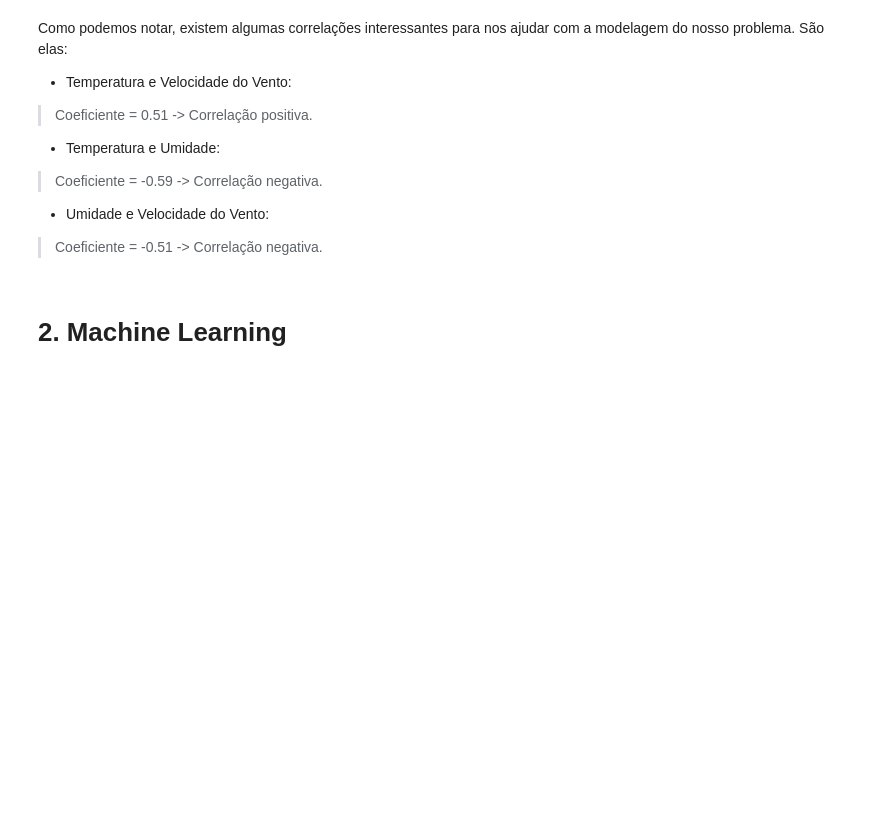
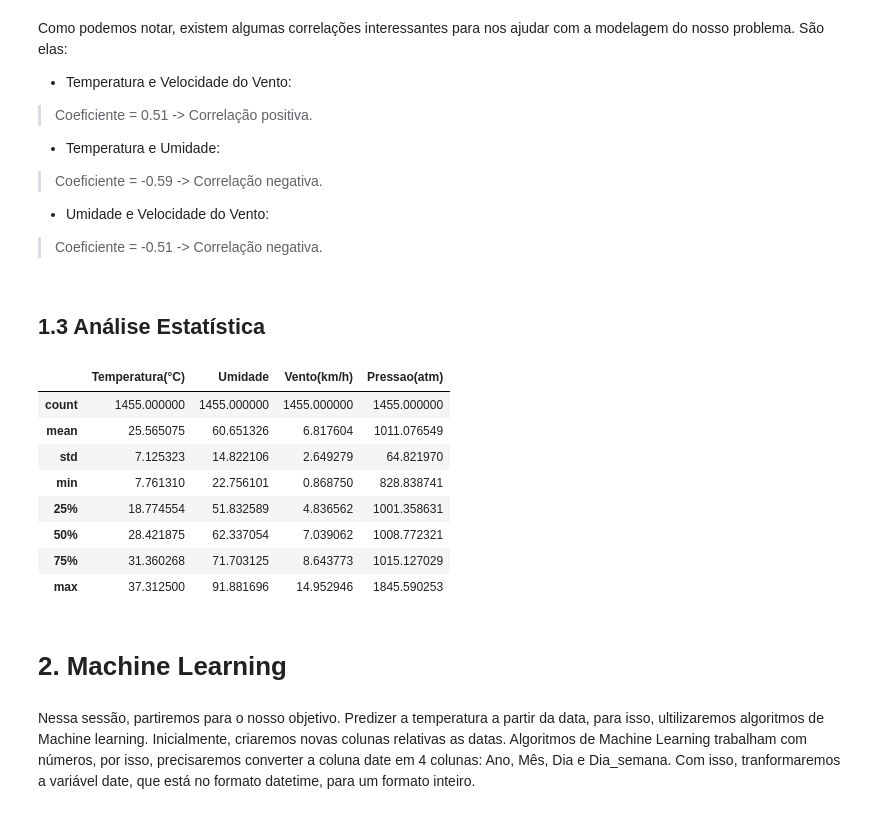
Before and after one commit to HerbertLuan/DataSciencePortfolio, a Jupyter notebook: Série_Temporal_Diária_do_Clima.ipynb, the cells around one changed output. Saved outputs shown, nothing was run; the diff lists cells and outputs as text; code cells hidden in the pictures; blank space fills up the shorter version.

```diff
--- a/Série_Temporal_Diária_do_Clima.ipynb
+++ b/Série_Temporal_Diária_do_Clima.ipynb
@@ -216,5 +216,21 @@ Como podemos notar, existem algumas correlações interessantes para nos ajudar
 
 * Umidade e Velocidade do Vento:
 > Coeficiente = -0.51 -> Correlação negativa.
+# %% [markdown]
+## 1.3 Análise Estatística
+# %%
+dados[['Temperatura(°C)','Umidade','Vento(km/h)','Pressao(atm)']].describe()
+# %% [output]
+|  | Temperatura(°C) | Umidade | Vento(km/h) | Pressao(atm) |
+| count | 1455.000000 | 1455.000000 | 1455.000000 | 1455.000000 |
+| mean | 25.565075 | 60.651326 | 6.817604 | 1011.076549 |
+| std | 7.125323 | 14.822106 | 2.649279 | 64.821970 |
+| min | 7.761310 | 22.756101 | 0.868750 | 828.838741 |
+| 25% | 18.774554 | 51.832589 | 4.836562 | 1001.358631 |
+| 50% | 28.421875 | 62.337054 | 7.039062 | 1008.772321 |
+| 75% | 31.360268 | 71.703125 | 8.643773 | 1015.127029 |
+| max | 37.312500 | 91.881696 | 14.952946 | 1845.590253 |
 # %% [markdown]
 # **2. Machine Learning**
+# %% [markdown]
+Nessa sessão, partiremos para o nosso objetivo. Predizer a temperatura a partir da data, para isso, ultilizaremos algoritmos de Machine learning. Inicialmente, criaremos novas colunas relativas as datas. Algoritmos de Machine Learning trabalham com números, por isso, precisaremos converter a coluna date em 4 colunas: Ano, Mês, Dia e Dia_semana. Com isso, tranformaremos a variável date, que está no formato datetime, para um formato inteiro.
```
Also changed, not shown: parts of 25 cells of this notebook.
